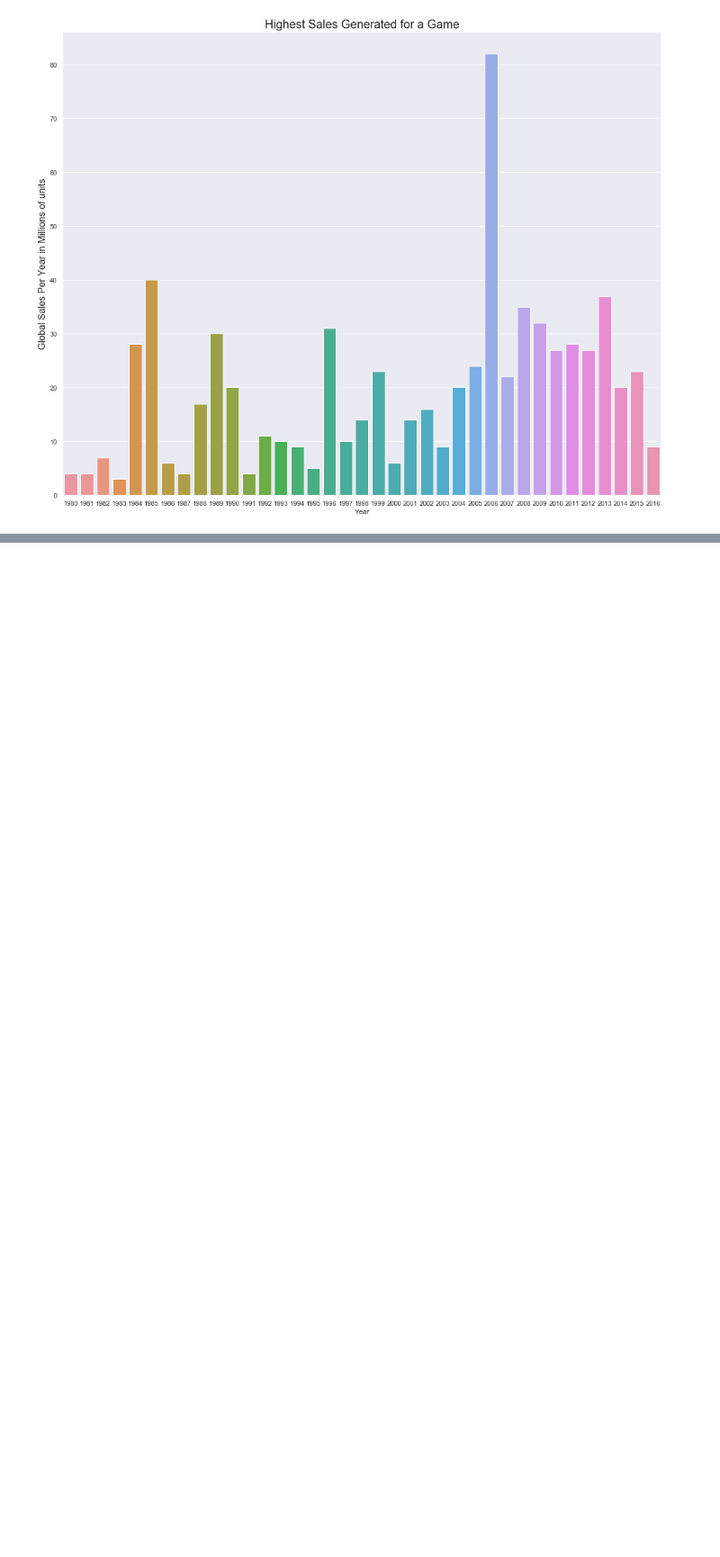
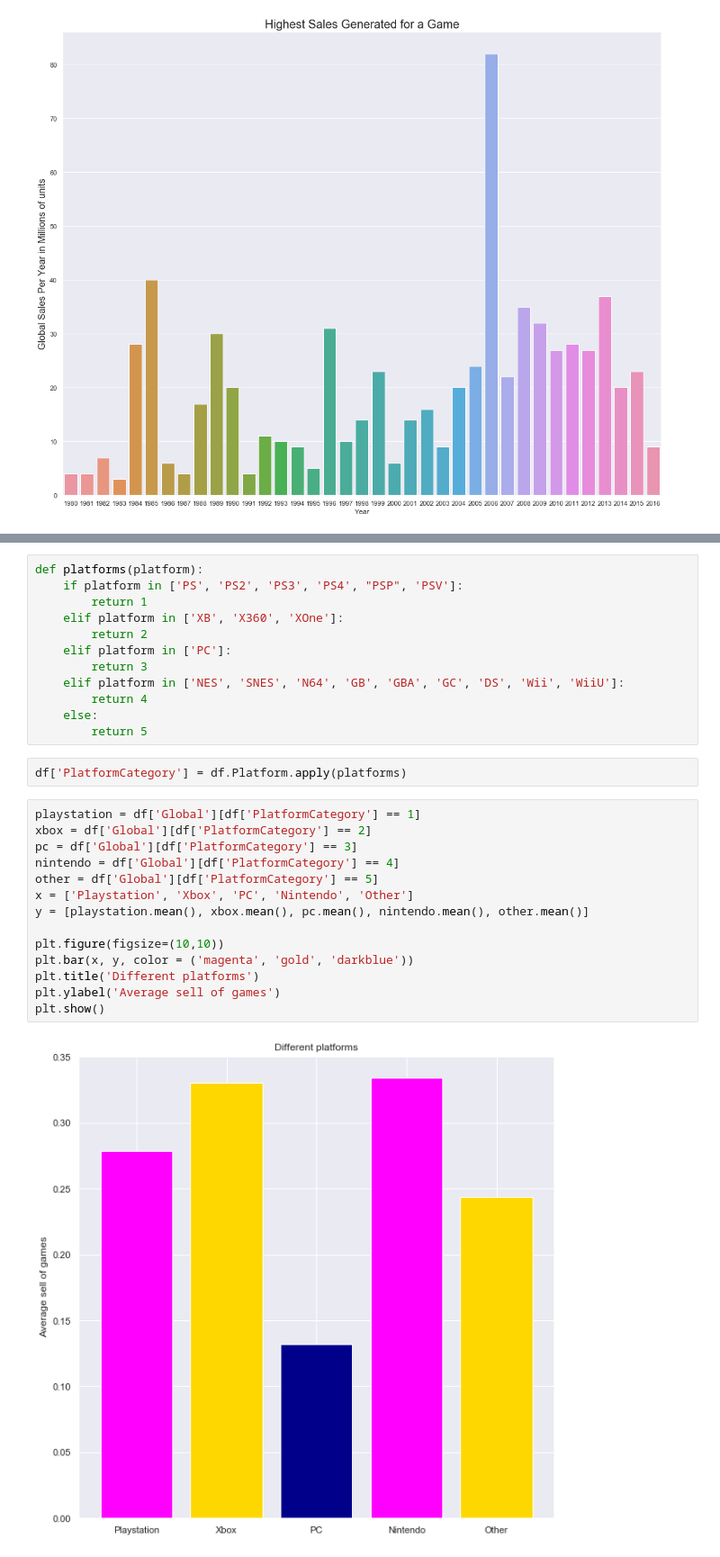
Before and after one commit to LeDorean/videogame_analysis, a Jupyter notebook: Untitled1.ipynb, the cells around one changed output, grey strips where cells are left out. Shown at 90% size. Saved outputs shown, nothing was run; the diff lists cells and outputs as text; blank space fills up the shorter version.

Commit message:
added visualizations

```diff
--- a/Untitled1.ipynb
+++ b/Untitled1.ipynb
@@ -307,0 +315,30 @@ plt.tight_layout()
+# %%
+def platforms(platform):
+    if platform in ['PS', 'PS2', 'PS3', 'PS4', "PSP", 'PSV']:
+        return 1
+    elif platform in ['XB', 'X360', 'XOne']:
+        return 2
+    elif platform in ['PC']:
+        return 3
+    elif platform in ['NES', 'SNES', 'N64', 'GB', 'GBA', 'GC', 'DS', 'Wii', 'WiiU']:
+        return 4
+    else:
+        return 5
+# %%
+df['PlatformCategory'] = df.Platform.apply(platforms)
+# %%
+playstation = df['Global'][df['PlatformCategory'] == 1]
+xbox = df['Global'][df['PlatformCategory'] == 2]
+pc = df['Global'][df['PlatformCategory'] == 3]
+nintendo = df['Global'][df['PlatformCategory'] == 4]
+other = df['Global'][df['PlatformCategory'] == 5]
+x = ['Playstation', 'Xbox', 'PC', 'Nintendo', 'Other']
+y = [playstation.mean(), xbox.mean(), pc.mean(), nintendo.mean(), other.mean()]
+
+plt.figure(figsize=(10,10))
+plt.bar(x, y, color = ('magenta', 'gold', 'darkblue'))
+plt.title('Different platforms')
+plt.ylabel('Average sell of games')
+plt.show()
+# %% [output]
+[figure, added]
```
Also changed, not shown: parts of 1 cell of this notebook.
